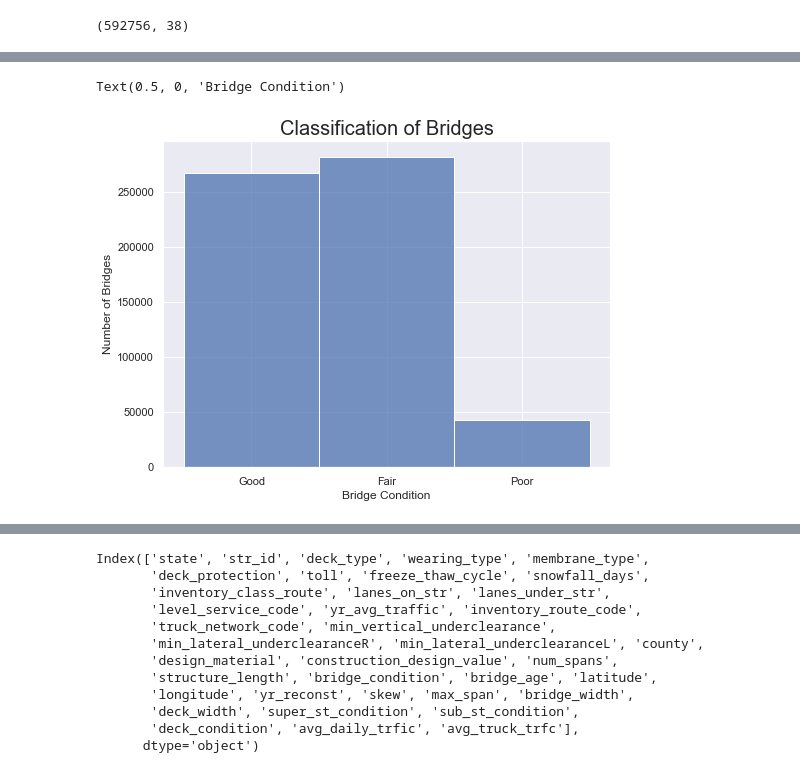
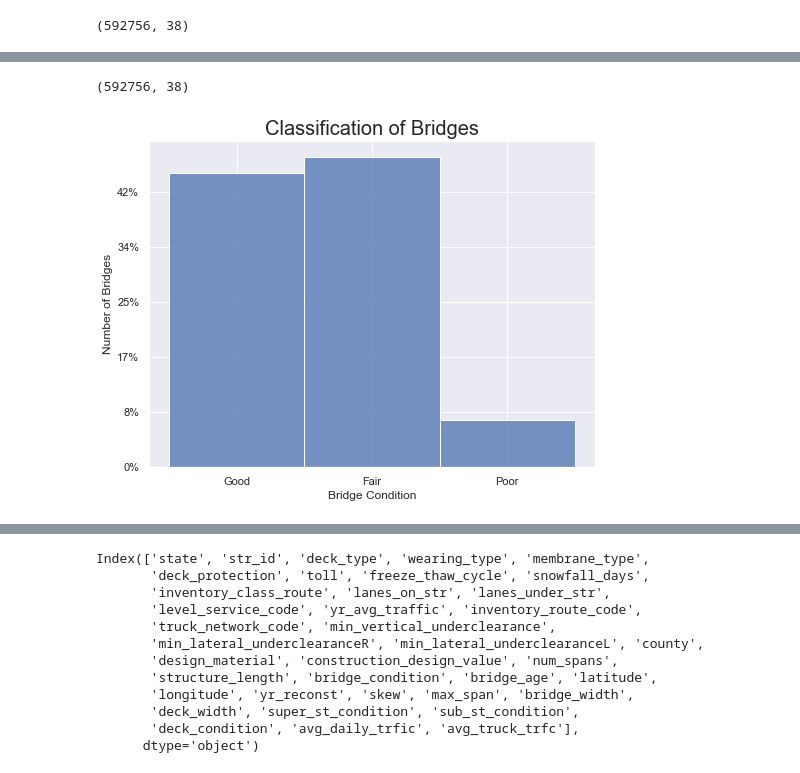
Before and after one commit to Milenaafeworki/Bridges-Condition-Classification, a Jupyter notebook: Visualizations.ipynb, the cells around one changed output, grey strips where cells are left out. Saved outputs shown, nothing was run; the diff lists cells and outputs as text; code cells hidden in the pictures.

```diff
--- a/Visualizations.ipynb
+++ b/Visualizations.ipynb
@@ -97,4 +98,4 @@ df.loc[df['state']=='  Iowa']
 # %%
-df['state'] = df['state'].replace(' Pennsylvania', 'Pennsylvania', regex=True)
+df['state'] = df['state'].replace(' Pennsylvania', 'Pennsylvania')
 df['state'] = df['state'].replace('  Pennsylvania', 'Pennsylvania')
 # %%
@@ -105,11 +117,17 @@ df.loc[df['state']=='Iowa']
+# %%
+df.shape
+# %% [output]
+(592756, 38)
 # %%
 #plot number of bridges according to condition
 sns.set_theme(style="darkgrid")
 plt.figure(figsize=(8,6))
-sns.histplot(df['bridge_condition'], bins='auto');
+sns.histplot(df['bridge_condition']);
 plt.title('Classification of Bridges', fontsize=20)
 plt.ylabel('Number of Bridges')
 plt.xlabel('Bridge Condition')
+
+plt.gca().yaxis.set_major_formatter(PercentFormatter(590000))
+plt.show()
 # %% [output]
-Text(0.5, 0, 'Bridge Condition')
-[figure, old version]
+[figure, new version]
```
Also changed, not shown: parts of 13 cells of this notebook, 1 other file.
